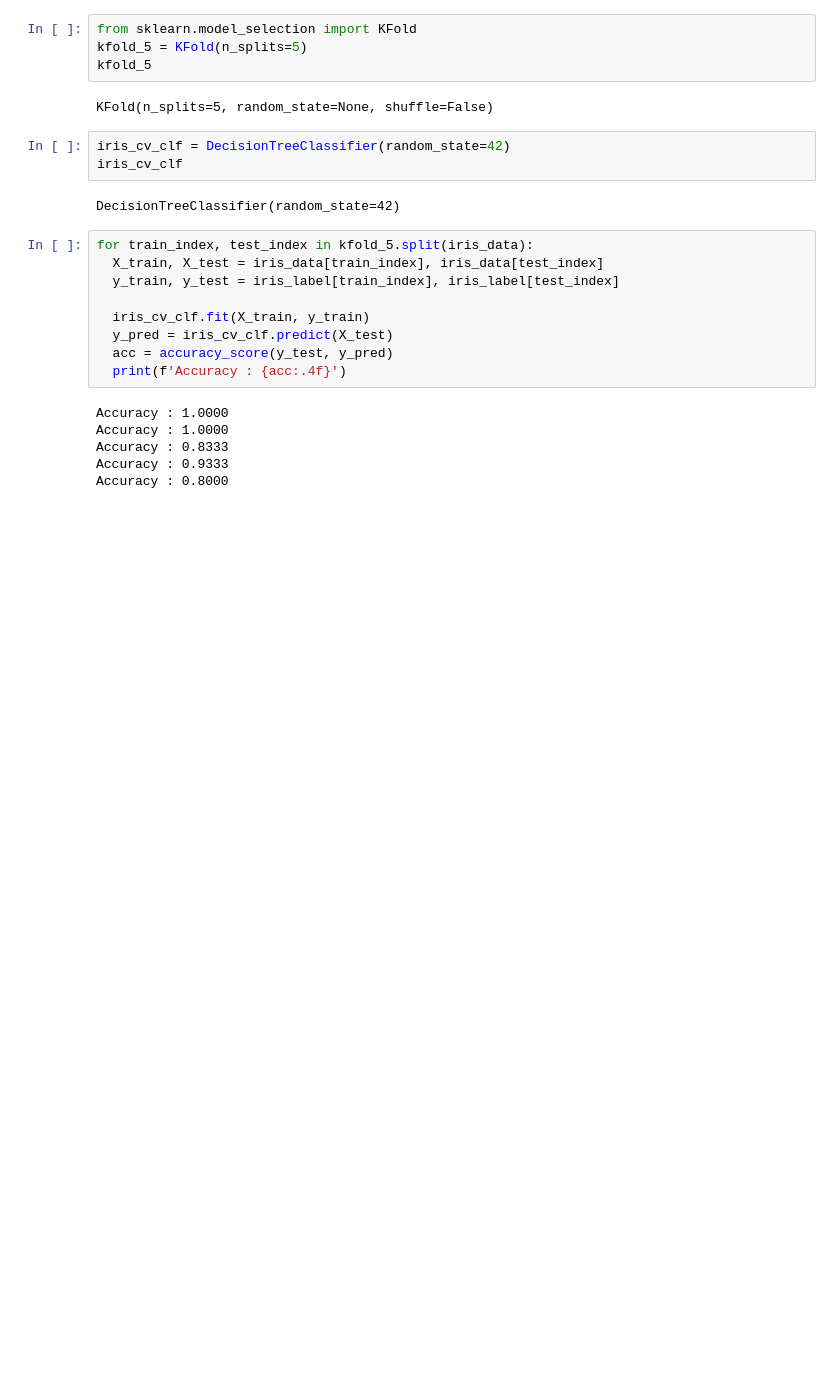
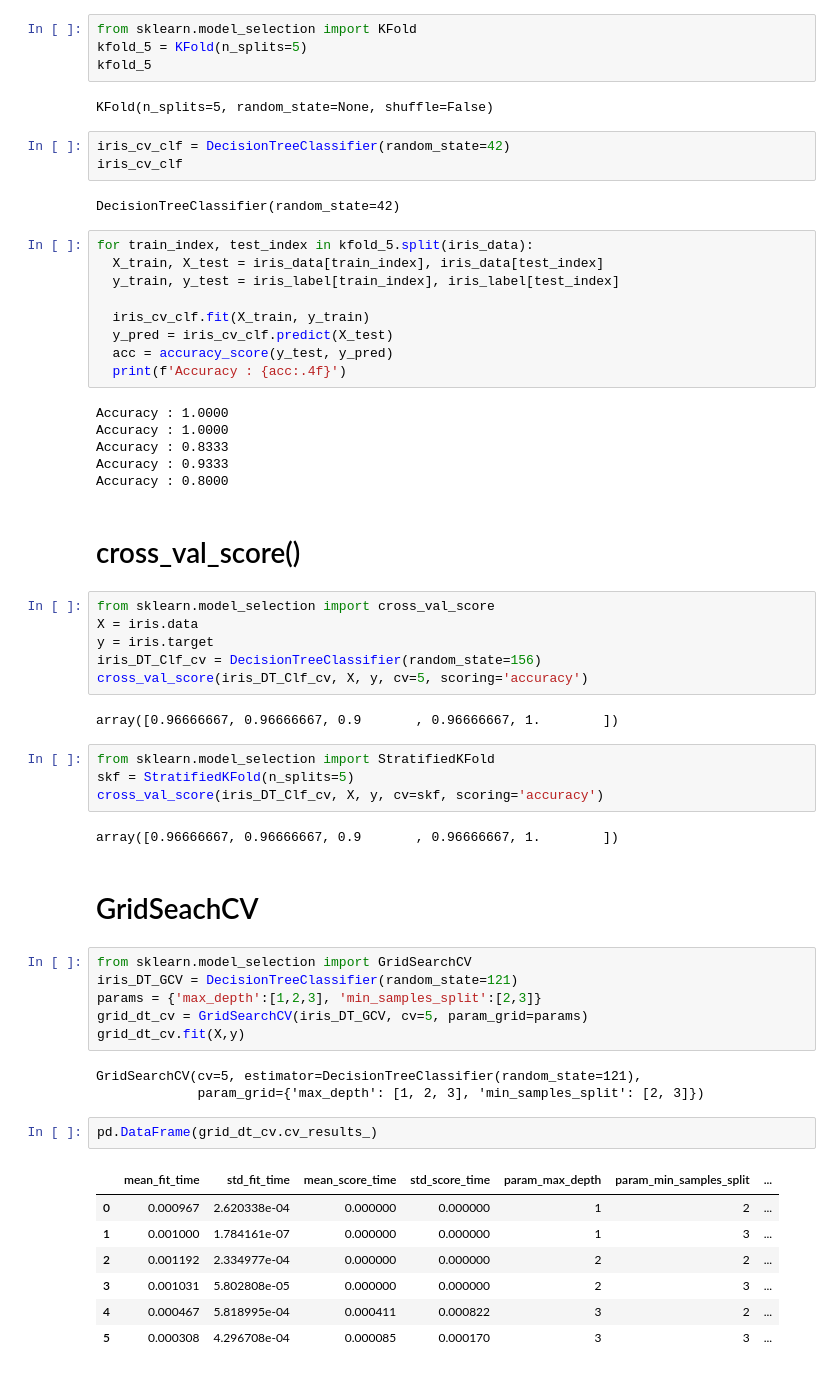
Before and after one commit to jjuuu999/hipython, a Jupyter notebook: ml/2.모델링.ipynb, the cells around one changed output. Saved outputs shown, nothing was run; the diff lists cells and outputs as text; blank space fills up the shorter version.

```diff
--- a/ml/2.모델링.ipynb
+++ b/ml/2.모델링.ipynb
@@ -235,3 +200,40 @@ Accuracy : 1.0000
 Accuracy : 0.8333
 Accuracy : 0.9333
 Accuracy : 0.8000
+# %% [markdown]
+# cross_val_score()
+# %%
+from sklearn.model_selection import cross_val_score
+X = iris.data
+y = iris.target
+iris_DT_Clf_cv = DecisionTreeClassifier(random_state=156)
+cross_val_score(iris_DT_Clf_cv, X, y, cv=5, scoring='accuracy')
+# %% [output]
+array([0.96666667, 0.96666667, 0.9       , 0.96666667, 1.        ])
+# %%
+from sklearn.model_selection import StratifiedKFold
+skf = StratifiedKFold(n_splits=5)
+cross_val_score(iris_DT_Clf_cv, X, y, cv=skf, scoring='accuracy')
+# %% [output]
+array([0.96666667, 0.96666667, 0.9       , 0.96666667, 1.        ])
+# %% [markdown]
+# GridSeachCV
+# %%
+from sklearn.model_selection import GridSearchCV
+iris_DT_GCV = DecisionTreeClassifier(random_state=121)
+params = {'max_depth':[1,2,3], 'min_samples_split':[2,3]}
+grid_dt_cv = GridSearchCV(iris_DT_GCV, cv=5, param_grid=params)
+grid_dt_cv.fit(X,y)
+# %% [output]
+GridSearchCV(cv=5, estimator=DecisionTreeClassifier(random_state=121),
+             param_grid={'max_depth': [1, 2, 3], 'min_samples_split': [2, 3]})
+# %%
+pd.DataFrame(grid_dt_cv.cv_results_)
+# %% [output]
+|  | mean_fit_time | std_fit_time | mean_score_time | std_score_time | param_max_depth | param_min_samples_split | ... |
+| 0 | 0.000967 | 2.620338e-04 | 0.000000 | 0.000000 | 1 | 2 | ... |
+| 1 | 0.001000 | 1.784161e-07 | 0.000000 | 0.000000 | 1 | 3 | ... |
+| 2 | 0.001192 | 2.334977e-04 | 0.000000 | 0.000000 | 2 | 2 | ... |
+| 3 | 0.001031 | 5.802808e-05 | 0.000000 | 0.000000 | 2 | 3 | ... |
+| 4 | 0.000467 | 5.818995e-04 | 0.000411 | 0.000822 | 3 | 2 | ... |
+| 5 | 0.000308 | 4.296708e-04 | 0.000085 | 0.000170 | 3 | 3 | ... |
```
Also changed, not shown: parts of 16 cells of this notebook.
